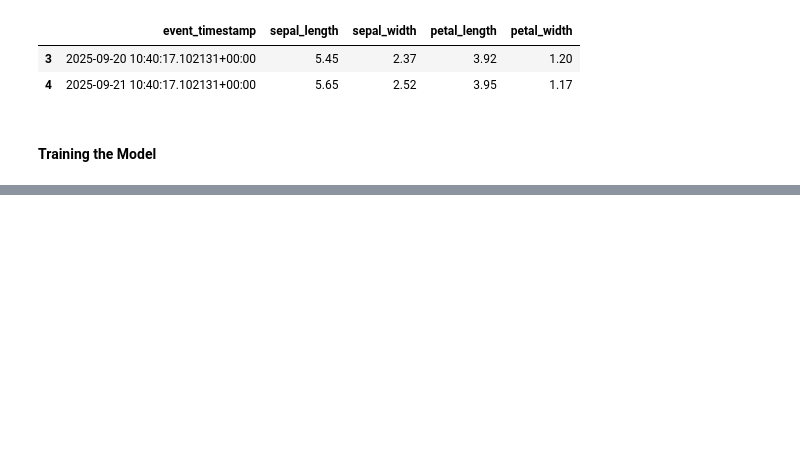
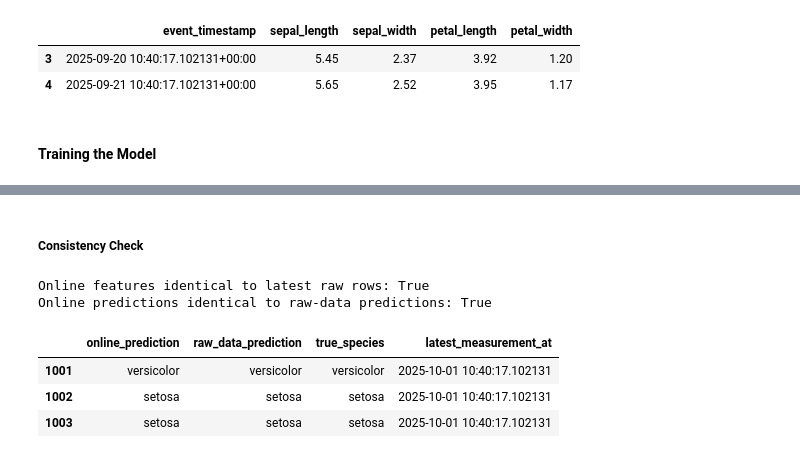
Before and after one commit to Draiken7/21f2000602_MLOPS_WEEKLY_ASSIGNMENT, a Jupyter notebook: week3_feast_iris.ipynb, the cells around one changed output, grey strips where cells are left out. Drawn from its saved outputs; the diff is of its cells as text; code cells hidden in the pictures; blank space fills up the shorter version.

```diff
--- a/week3_feast_iris.ipynb
+++ b/week3_feast_iris.ipynb
@@ -446,0 +499,34 @@ print(metrics)
+# %% [markdown]
+##### Consistency Check
+# %%
+raw_data = pd.read_parquet("iris_feature_store/feature_repo/data/iris_data.parquet")
+
+# "Raw path": skip Feast entirely - take each plant's most recent row straight from the file
+latest_raw = (raw_data.sort_values("event_timestamp")
+                      .groupby("iris_id").tail(1)
+                      .set_index("iris_id")
+                      .loc[request_ids])
+
+online_feats = online_result.set_index("iris_id").loc[request_ids]
+
+features_match = (online_feats[FEATURE_COLS].values == latest_raw[FEATURE_COLS].values).all()
+raw_preds = predictor.model.predict(latest_raw[FEATURE_COLS])
+preds_match = (online_feats["predicted_species"].values == raw_preds).all()
+
+comparison = pd.DataFrame({
+    "online_prediction": online_feats["predicted_species"].values,
+    "raw_data_prediction": raw_preds,
+    "true_species": latest_raw["species"].values,
+    "latest_measurement_at": latest_raw["event_timestamp"].values,
+}, index=request_ids)
+
+print("Online features identical to latest raw rows:", features_match)
+print("Online predictions identical to raw-data predictions:", preds_match)
+comparison
+# %% [output]
+Online features identical to latest raw rows: True
+Online predictions identical to raw-data predictions: True
+|  | online_prediction | raw_data_prediction | true_species | latest_measurement_at |
+| 1001 | versicolor | versicolor | versicolor | 2025-10-01 10:40:17.102131 |
+| 1002 | setosa | setosa | setosa | 2025-10-01 10:40:17.102131 |
+| 1003 | setosa | setosa | setosa | 2025-10-01 10:40:17.102131 |
```
Also changed, not shown: parts of 12 cells of this notebook, 1 other file.
